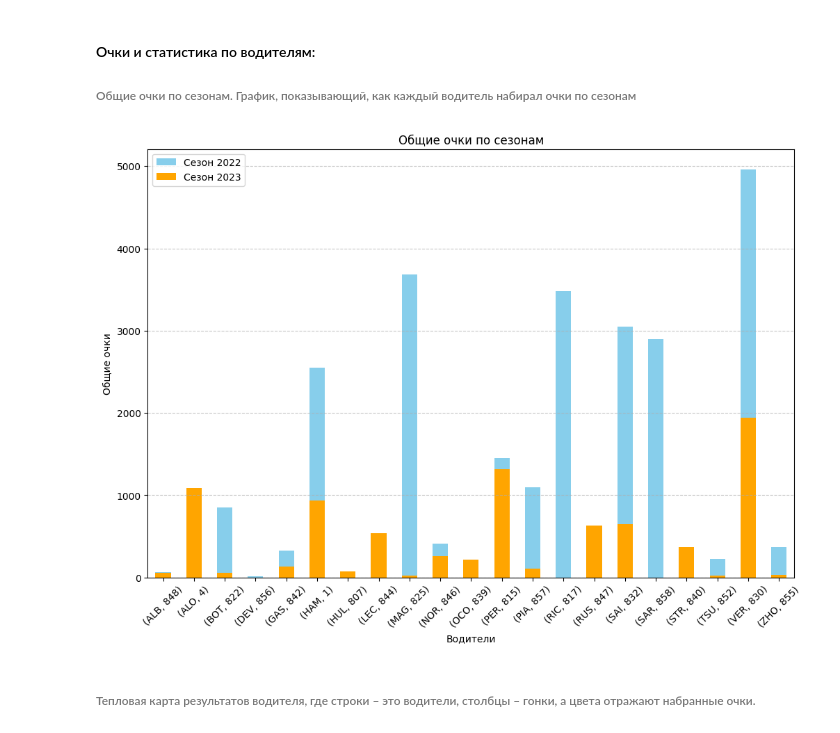
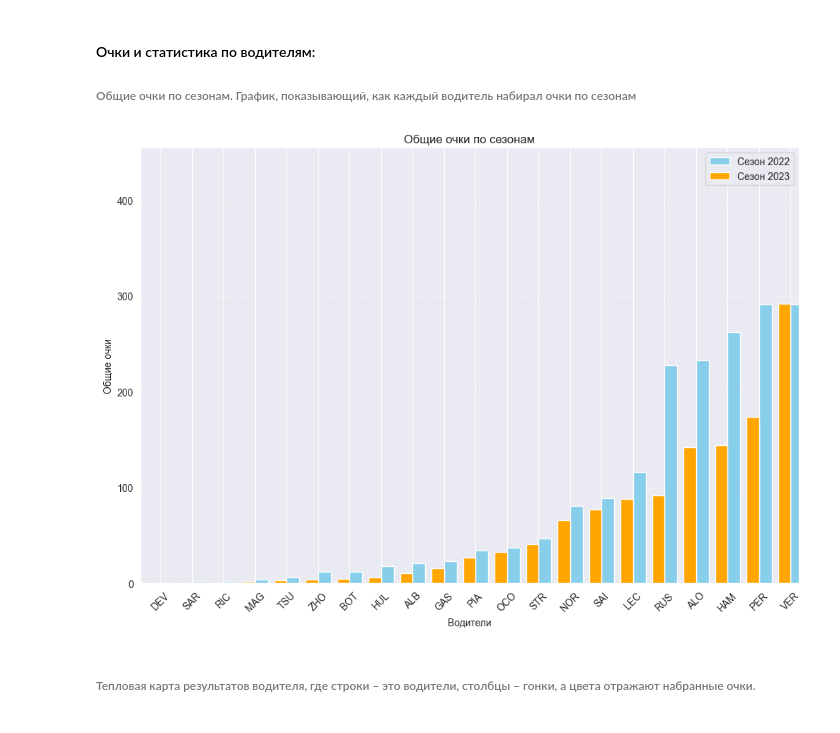
Before and after one commit to alexml8/F1-Analysis-Project, a Jupyter notebook: EDA_F1.ipynb, the cells around one changed output. Drawn from its saved outputs; the diff is of its cells as text; code cells hidden in the pictures.

```diff
--- a/EDA_F1.ipynb
+++ b/EDA_F1.ipynb
@@ -143,0 +130,10 @@ plt.show()
+# %%
+# Разделение данных на сезоны
+def seasons_separation(df):
+    """
+    Функция для деления данных на сезоны 2022 и 2023 года.
+    """
+    season_2022 = df[(df['raceId'] >= 1074) & (df['raceId'] <= 1096)]
+    season_2023 = df[(df['raceId'] >= 1098) & (df['raceId'] <= 1120)]
+
+    return season_2022, season_2023
@@ -197,30 +325,30 @@ plt.show()
 
 ###### Общие очки по сезонам. График, показывающий, как каждый водитель набирал очки по сезонам
 # %%
-# Объединим df_driver_standings с df_drivers по столбцу driverId
-df_merged = pd.merge(df_driver_standings, df_drivers, on='driverId')
+# Объединим df_results с df_drivers по столбцу driverId
+df_merged = pd.merge(df_results, df_drivers, on='driverId')
 
 # Разделим данные по сезонам
-season_2022 = df_merged[(df_merged['raceId'] >= 1074) & (df_merged['raceId'] <= 1096)]
-season_2023 = df_merged[(df_merged['raceId'] >= 1098) & (df_merged['raceId'] <= 1120)]
+season_2022, season_2023 = seasons_separation(df_merged)
 
 # Рассчет общих очков каждого водителя по сезонам
-total_points_2022 = season_2022.groupby(['code', 'driverId'])['points'].sum()
-total_points_2023 = season_2023.groupby(['code', 'driverId'])['points'].sum()
+total_points_2022 = season_2022.groupby('code')['points'].sum().sort_values()
+total_points_2023 = season_2023.groupby('code')['points'].sum().sort_values()
 
-# Создание графика
 plt.figure(figsize=(12, 8))
-total_points_2022.plot(kind='bar', color='skyblue', label='Сезон 2022')
-total_points_2023.plot(kind='bar', color='orange', label='Сезон 2023')
+
+# Создание отдельных графиков и объединение их
+ax = total_points_2022.plot(kind='bar', color='skyblue', label='Сезон 2022', position=0, width=0.4)
+total_points_2023.plot(kind='bar', color='orange', label='Сезон 2023', position=1, width=0.4, ax=ax)
 
 plt.title('Общие очки по сезонам')
 plt.xlabel('Водители')
 plt.ylabel('Общие очки')
 plt.xticks(rotation=45)
 plt.legend()
-plt.grid(axis='y', linestyle='--', alpha=0.7)
+plt.grid(axis='y', linestyle='--', alpha=0.5)
 plt.show()
 # %% [output]
-[figure, old version]
+[figure, new version]
 # %% [markdown]
 ###### Тепловая карта результатов водителя, где строки – это водители, столбцы – гонки, а цвета отражают набранные очки.
```
Also changed, not shown: parts of 70 cells of this notebook.
